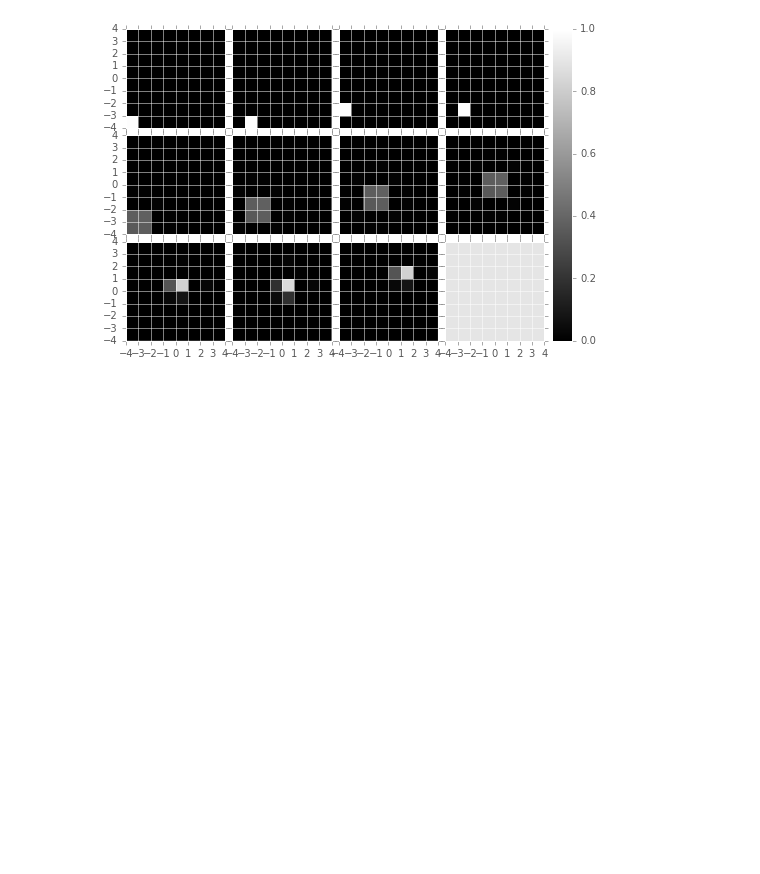
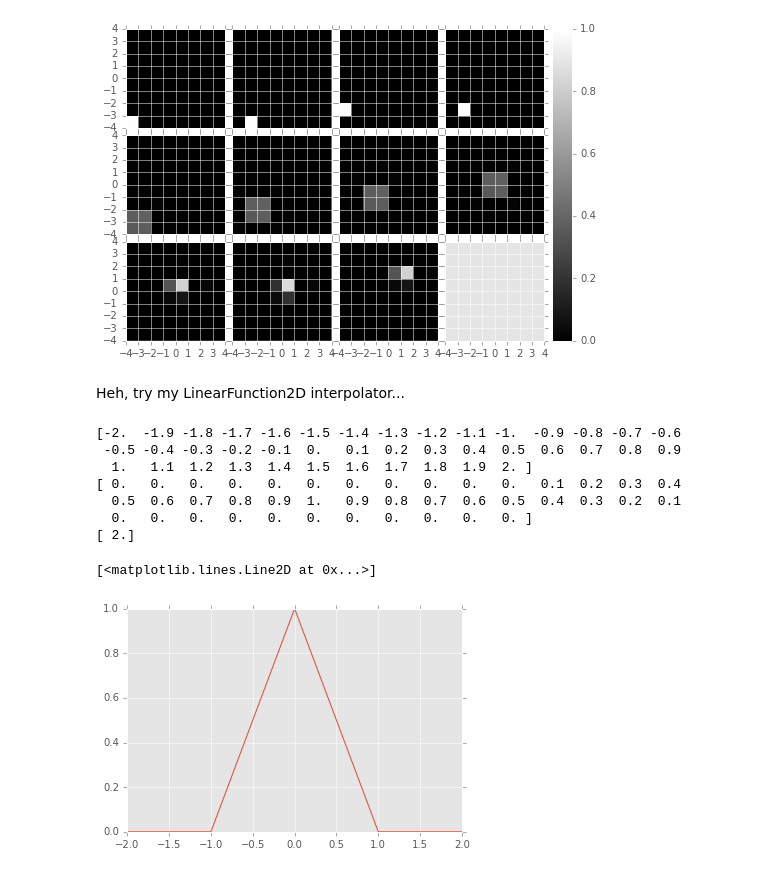
Before and after one commit to djreiss/DM-6162, a Jupyter notebook: spatial kernels.ipynb, the cells around one changed output. Drawn from its saved outputs; the diff is of its cells as text; code cells hidden in the pictures; blank space fills up the shorter version.

Commit message:
add linear interpolation function test

```diff
--- a/spatial kernels.ipynb
+++ b/spatial kernels.ipynb
@@ -379,3 +392,24 @@ dit.plotImageGrid(kImages, clim=(0,1))
 [1.0, 1.0, 1.0, 1.0, 1.2185265241274816, 0.94212352139492528, 0.98863970312829563, 0.98863970312829563, 0.99548709036410044, 0.99570517589034813, 0.99548709036410021]
 <mpl_toolkits.axes_grid1.axes_grid.ImageGrid at 0x...>
 [figure]
+# %% [markdown]
+Heh, try my LinearFunction2D interpolator...
+# %%
+slope = 1.0
+tmp = afwMath.LinearFunction2D(slope, 0.0, 0.)
+x = np.linspace(-2.,2.,41)
+y = np.array([tmp(xx, 0.0) for xx in x])
+print x
+print y
+print y[x == 0.5] * 4.
+plt.plot(x, y)
+# %% [output]
+[-2.  -1.9 -1.8 -1.7 -1.6 -1.5 -1.4 -1.3 -1.2 -1.1 -1.  -0.9 -0.8 -0.7 -0.6
+ -0.5 -0.4 -0.3 -0.2 -0.1  0.   0.1  0.2  0.3  0.4  0.5  0.6  0.7  0.8  0.9
+  1.   1.1  1.2  1.3  1.4  1.5  1.6  1.7  1.8  1.9  2. ]
+[ 0.   0.   0.   0.   0.   0.   0.   0.   0.   0.   0.   0.1  0.2  0.3  0.4
+  0.5  0.6  0.7  0.8  0.9  1.   0.9  0.8  0.7  0.6  0.5  0.4  0.3  0.2  0.1
+  0.   0.   0.   0.   0.   0.   0.   0.   0.   0.   0. ]
+[ 2.]
+[<matplotlib.lines.Line2D at 0x...>]
+[figure, added]
```
Also changed, not shown: parts of 5 cells of this notebook.
